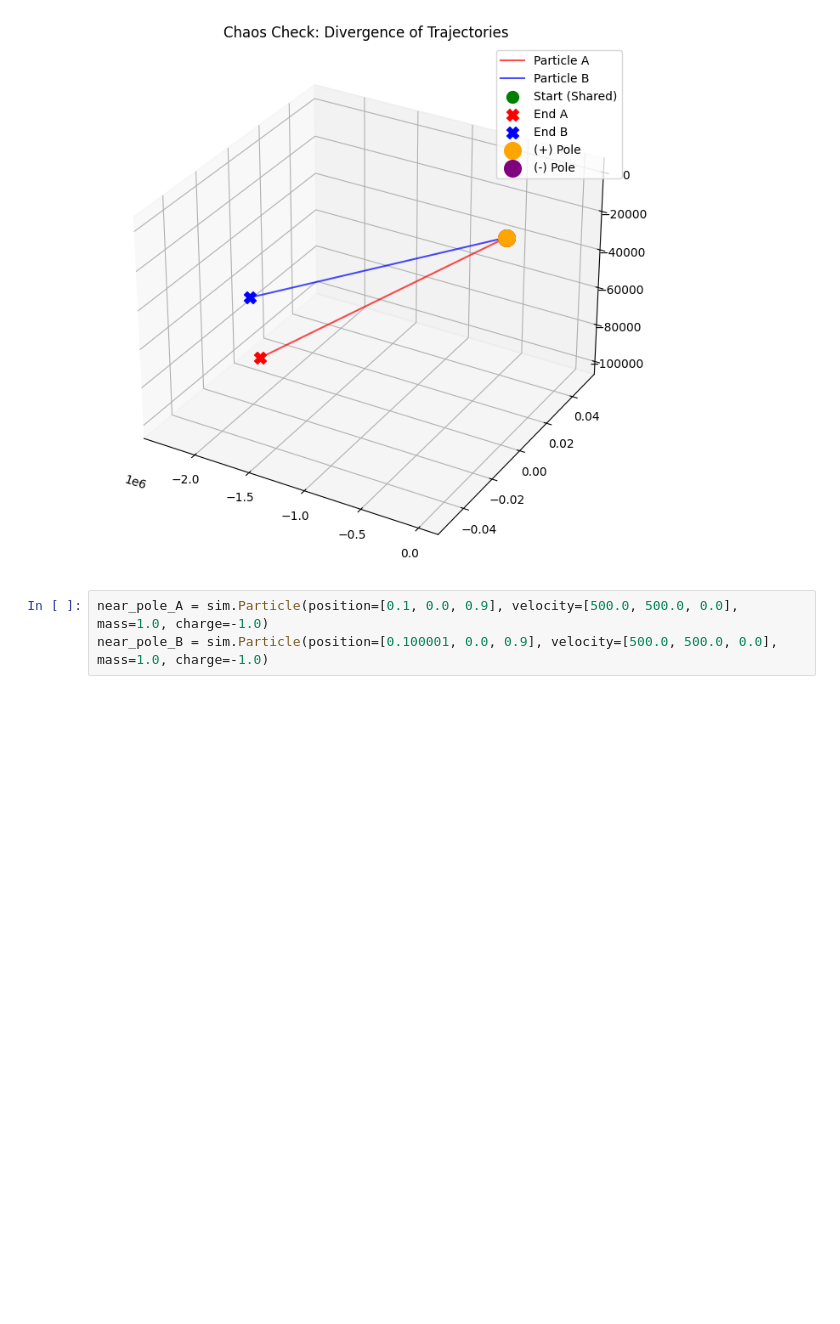
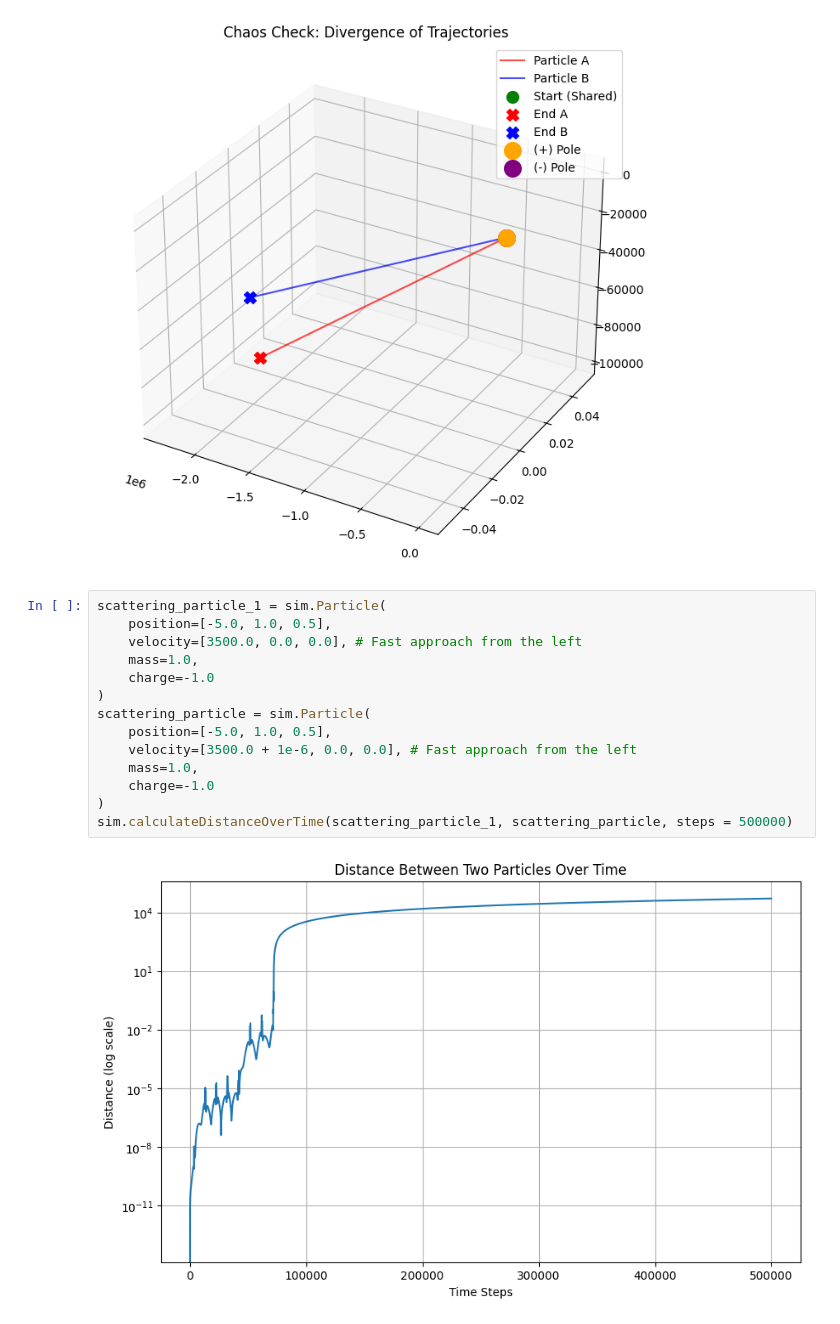
Before and after one commit to t0merez/Particle-Motion-Simulation, a Jupyter notebook: code_chaos.ipynb, the cells around one changed output. Cells and saved outputs as stored; diff of their text form; blank space fills up the shorter version.

Commit message:
Added velocity chaos simulation.

```diff
--- a/code_chaos.ipynb
+++ b/code_chaos.ipynb
@@ -41,6 +17,19 @@ sim.calculateDistanceOverTime(chaos_particle_A, chaos_particle_B, steps = 500000
 sim.plot_double_trajectory(chaos_particle_A, chaos_particle_B, steps = 500000)
 # %% [output]
 [figure]
-# %%
-near_pole_A = sim.Particle(position=[0.1, 0.0, 0.9], velocity=[500.0, 500.0, 0.0], mass=1.0, charge=-1.0)
-near_pole_B = sim.Particle(position=[0.100001, 0.0, 0.9], velocity=[500.0, 500.0, 0.0], mass=1.0, charge=-1.0)
+# %%
+scattering_particle_1 = sim.Particle(
+    position=[-5.0, 1.0, 0.5],
+    velocity=[3500.0, 0.0, 0.0], # Fast approach from the left
+    mass=1.0,
+    charge=-1.0
+)
+scattering_particle = sim.Particle(
+    position=[-5.0, 1.0, 0.5],
+    velocity=[3500.0 + 1e-6, 0.0, 0.0], # Fast approach from the left
+    mass=1.0,
+    charge=-1.0
+)
+sim.calculateDistanceOverTime(scattering_particle_1, scattering_particle, steps = 500000)
+# %% [output]
+[figure, added]
```
Also changed, not shown: parts of 3 cells of this notebook.
